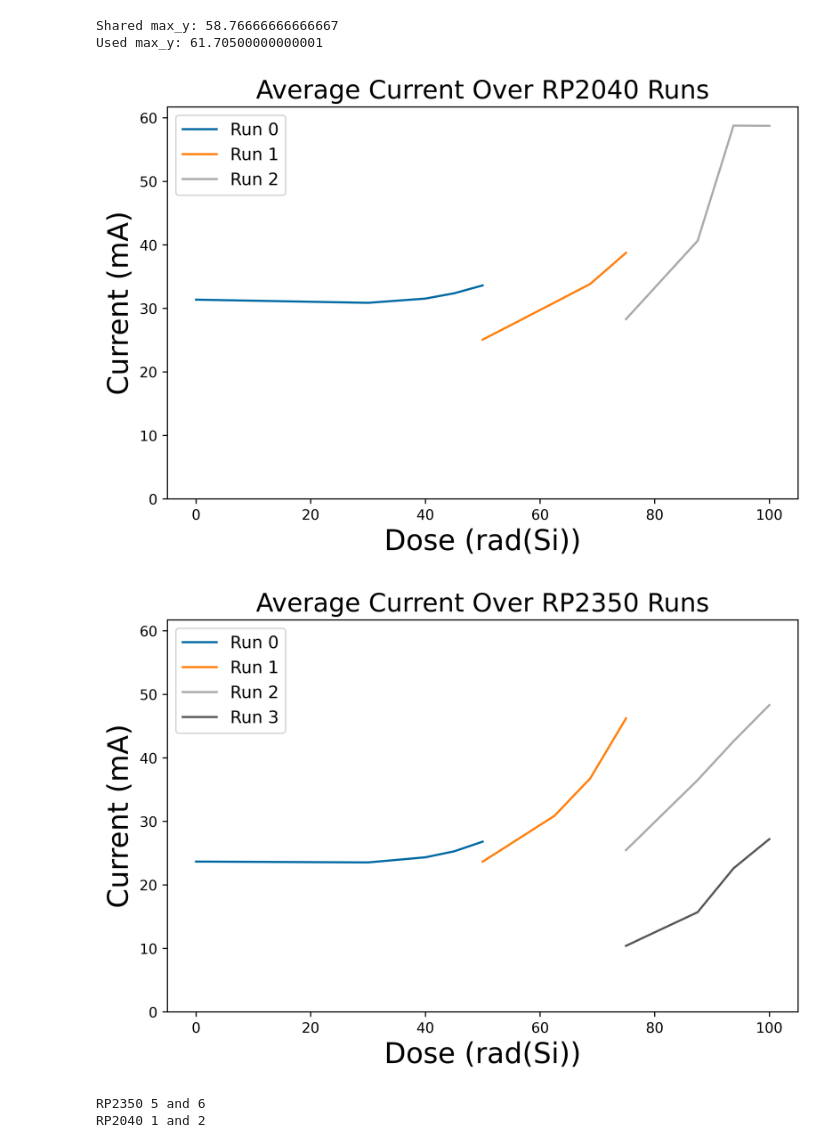
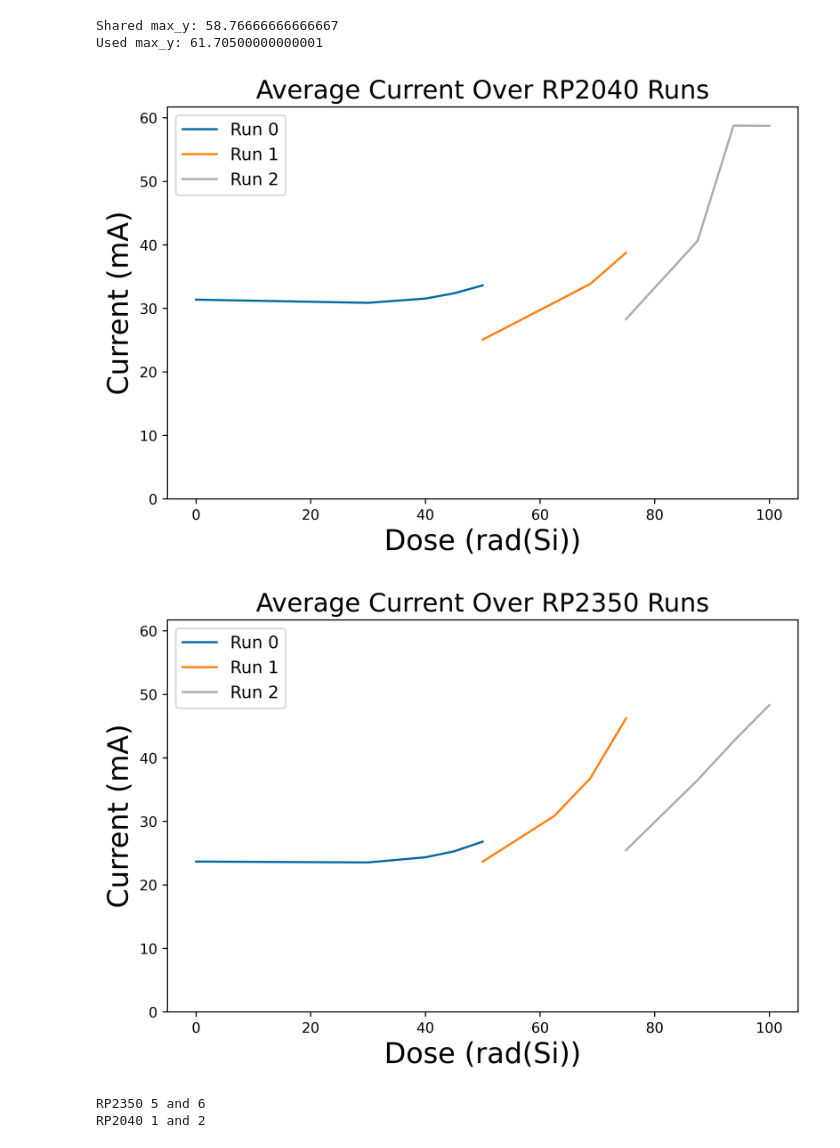
Before and after one commit to ASU-SDSL/Radiation-Testing-Benchmarks, a Jupyter notebook: DataProcessing/radiation_testing_results.ipynb, the cells around one changed output. Cells and saved outputs as stored; diff of their text form; code cells hidden in the pictures.

Commit message:
removed extra rp2350 plot

```diff
--- a/DataProcessing/radiation_testing_results.ipynb
+++ b/DataProcessing/radiation_testing_results.ipynb
@@ -331,10 +331,10 @@ Shared max_y: 58.76666666666667
 Used max_y: 61.70500000000001
 # %%
 plot_current_curves(pico1_runs, "Average Current Over RP2040 Runs", max_y)
-plot_current_curves(pico2_runs + pico2_run_extra, "Average Current Over RP2350 Runs", max_y)
+plot_current_curves(pico2_runs, "Average Current Over RP2350 Runs", max_y)
 # %% [output]
 [figure]
-[figure, old version]
+[figure, new version]
 # %%
 print("""
 RP2350 5 and 6
```
Also changed, not shown: 1 other file.
